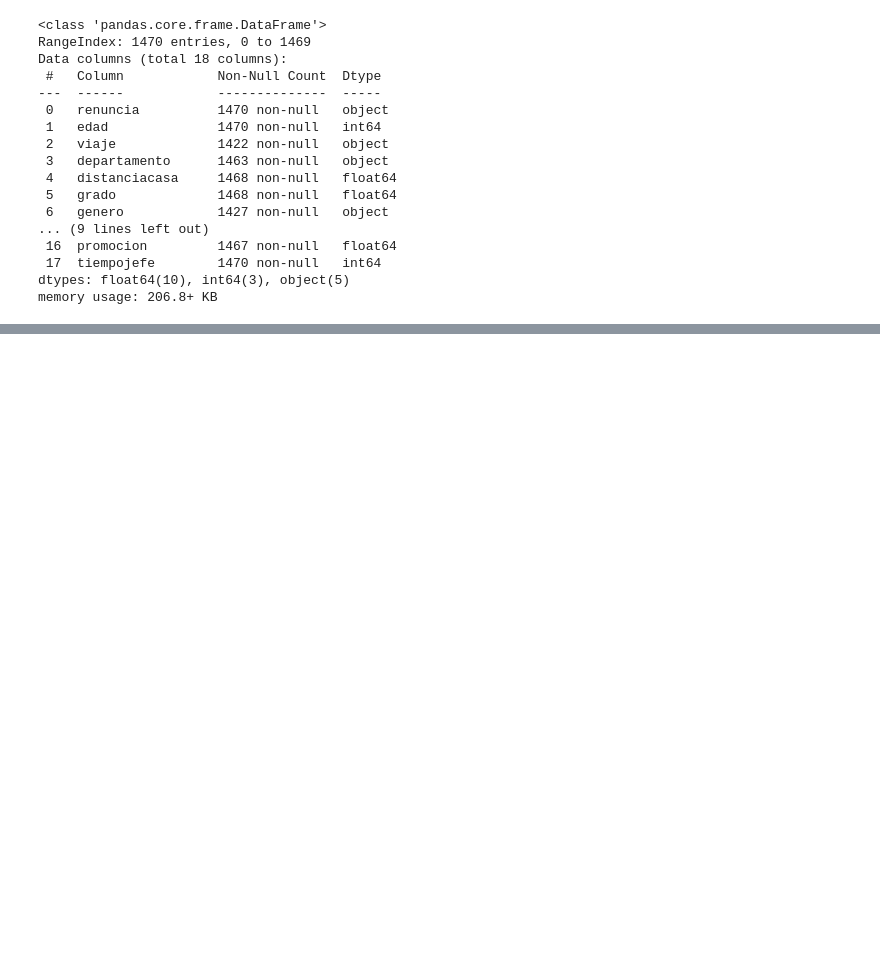
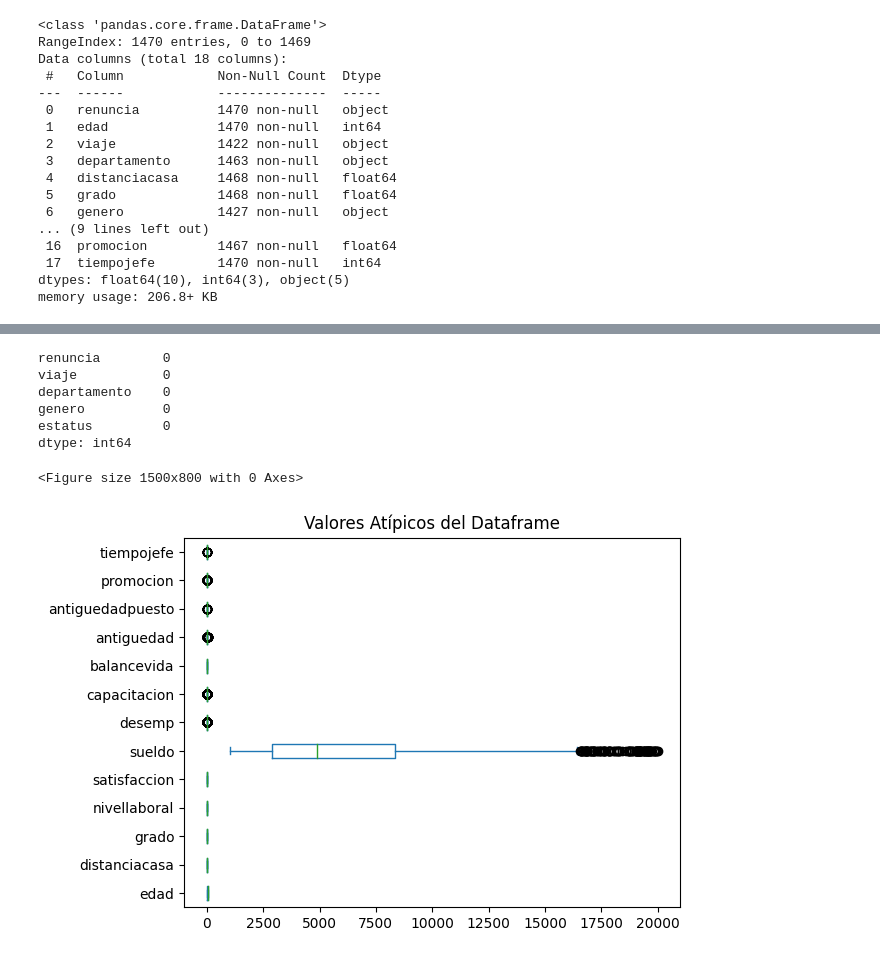
Before and after one commit to Angel353/Assessment, a Jupyter notebook: Assessment.ipynb, the cells around one changed output, grey strips where cells are left out. Saved outputs shown, nothing was run; the diff lists cells and outputs as text; code cells hidden in the pictures; blank space fills up the shorter version.

Commit message:
Base Limpia

```diff
--- a/Assessment.ipynb
+++ b/Assessment.ipynb
@@ -25,0 +64,7 @@ memory usage: 206.8+ KB
+# %%
+# Hacemos una copia de un data frame limpio
+BaseLimpia = df.copy()
+# %%
+# Separamos los datos cuantitativos también
+BaseCuanti = BaseLimpia.select_dtypes(np.number)
+BaseCuanti
@@ -25,0 +122,37 @@ memory usage: 206.8+ KB
+# %%
+#Identificar valores nulos por columna
+valores_nulos2 = CualiLimpia.isnull().sum()
+valores_nulos2
+# %% [output]
+renuncia        0
+viaje           0
+departamento    0
+genero          0
+estatus         0
+dtype: int64
+# %%
+# Limpieza de datos cuantitativos
+
+# Sustituir valores nulos con promedio
+BaseCuanti["distanciacasa"]= BaseCuanti["distanciacasa"].fillna(round(BaseCuanti["distanciacasa"].mean(),1))
+# Hicimos media con redondeo debido a que las variables están en formato de Escala Likert por lo que no fue necesario aplicar mediana, sí hay parametros.
+BaseCuanti["grado"]=BaseCuanti["grado"].fillna(round(BaseCuanti["grado"].mean(),1))
+BaseCuanti["satisfaccion"]=BaseCuanti["satisfaccion"].fillna(round(BaseCuanti["satisfaccion"].mean(),1))
+BaseCuanti["desemp"]=BaseCuanti["desemp"].fillna(round(BaseCuanti["desemp"].mean(),1))
+BaseCuanti["balancevida"]=BaseCuanti["balancevida"].fillna(round(BaseCuanti["balancevida"].mean(),1))
+
+# Para estas variables númericas hicimos mediana, ya que se evita la sensibilidad a valores extremos
+BaseCuanti["sueldo"]=BaseCuanti["sueldo"].fillna(round(BaseCuanti["sueldo"].median(),1))
+BaseCuanti["capacitacion"]=BaseCuanti["capacitacion"].fillna(round(BaseCuanti["capacitacion"].median(),1))
+BaseCuanti["antiguedad"]=BaseCuanti["antiguedad"].fillna(round(BaseCuanti["antiguedad"].median(),1))
+BaseCuanti["antiguedadpuesto"]=BaseCuanti["antiguedadpuesto"].fillna(round(BaseCuanti["antiguedadpuesto"].median(),1))
+BaseCuanti["promocion"]=BaseCuanti["promocion"].fillna(round(BaseCuanti["promocion"].median(),1))
+# %%
+# Verificamos valores atípicos por plot (diagrama de caja o bigote) de cada columna del dataframe
+fig = plt.figure(figsize =(15, 8))
+BaseCuanti.plot(kind='box', vert=False)
+plt.title("Valores Atípicos del Dataframe")
+plt.show() #dibujamos el diagrama
+# %% [output]
+<Figure size 1500x800 with 0 Axes>
+[figure, added]
```
Also changed, not shown: parts of 18 cells of this notebook, 1 other file.
